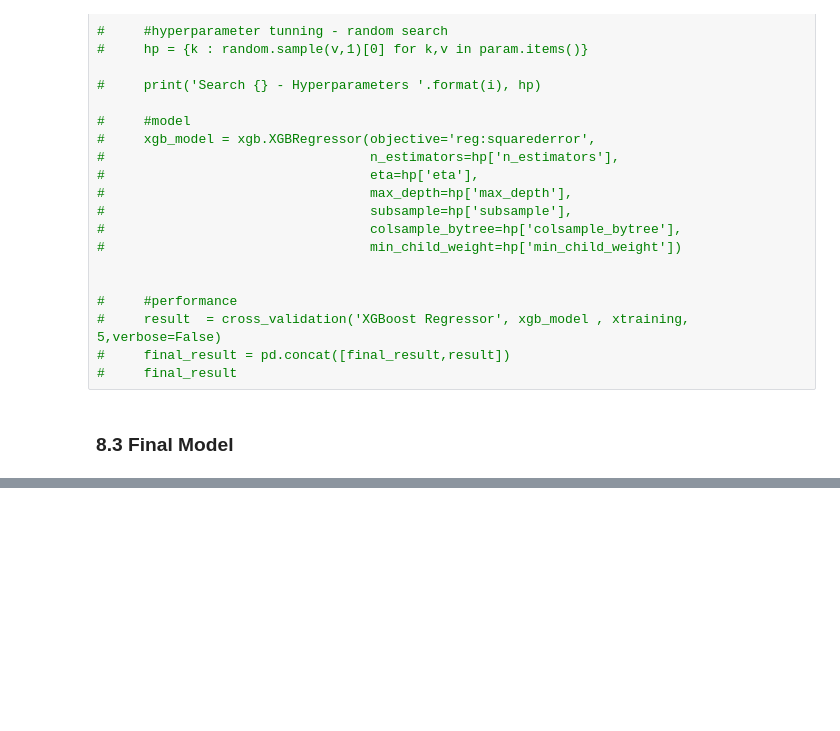
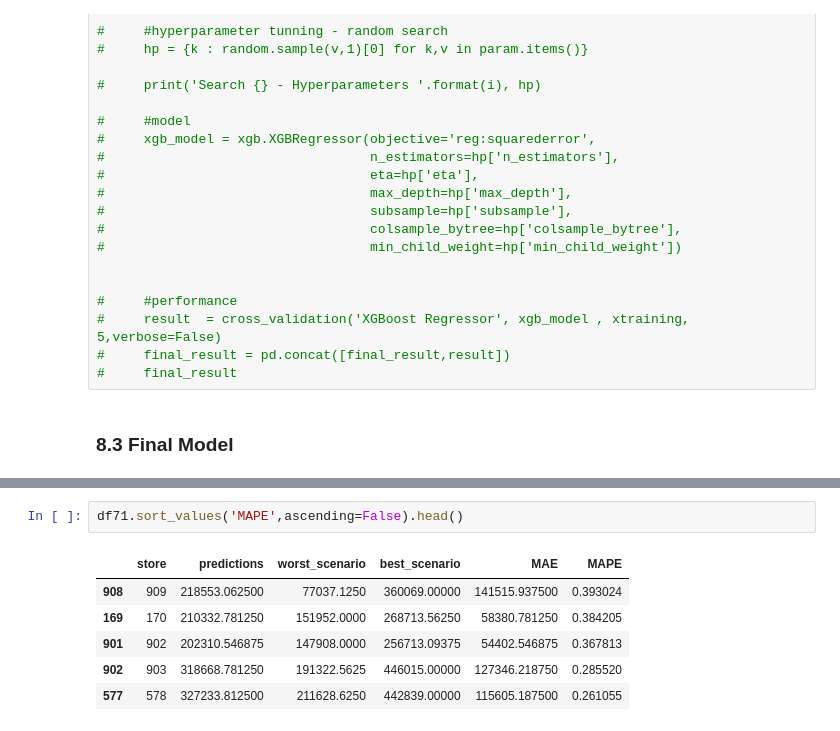
Before and after one commit to marcosbertochi/rossmann_sales_prediction, a Jupyter notebook: Rossmann_store_sales_prediction_step5.ipynb, the cells around one changed output, grey strips where cells are left out. Cells and saved outputs as stored; diff of their text form; blank space fills up the shorter version.

```diff
--- a/Rossmann_store_sales_prediction_step5.ipynb
+++ b/Rossmann_store_sales_prediction_step5.ipynb
@@ -1195,0 +1237,9 @@ pickle.dump(xgb_model_tuned, open('C:\\Users\\marco\\OneDrive\\Documents\\repos\
+# %%
+df71.sort_values('MAPE',ascending=False).head()
+# %% [output]
+|  | store | predictions | worst_scenario | best_scenario | MAE | MAPE |
+| 908 | 909 | 218553.062500 | 77037.1250 | 360069.00000 | 141515.937500 | 0.393024 |
+| 169 | 170 | 210332.781250 | 151952.0000 | 268713.56250 | 58380.781250 | 0.384205 |
+| 901 | 902 | 202310.546875 | 147908.0000 | 256713.09375 | 54402.546875 | 0.367813 |
+| 902 | 903 | 318668.781250 | 191322.5625 | 446015.00000 | 127346.218750 | 0.285520 |
+| 577 | 578 | 327233.812500 | 211628.6250 | 442839.00000 | 115605.187500 | 0.261055 |
```
Also changed, not shown: parts of 15 cells of this notebook.
